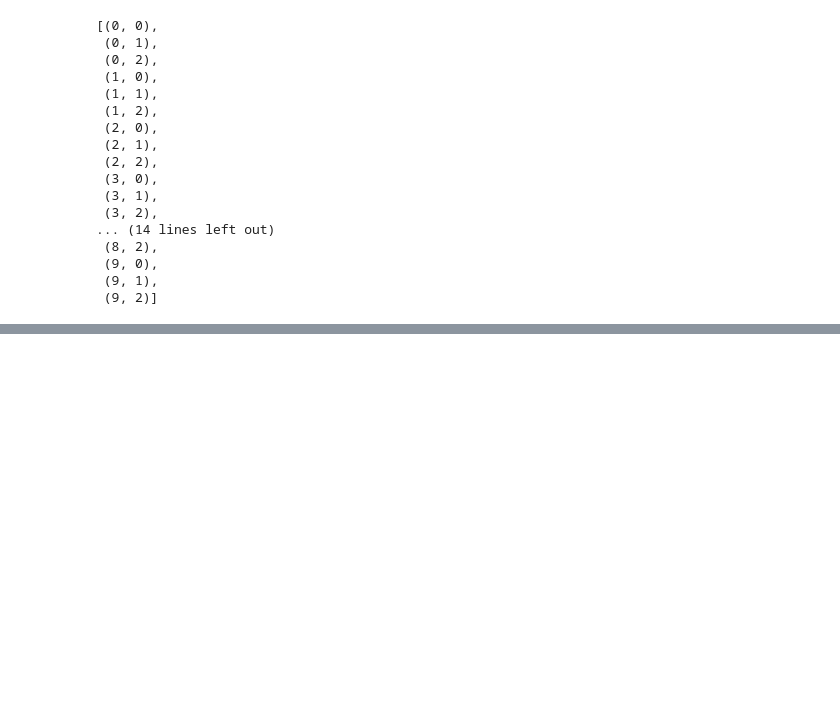
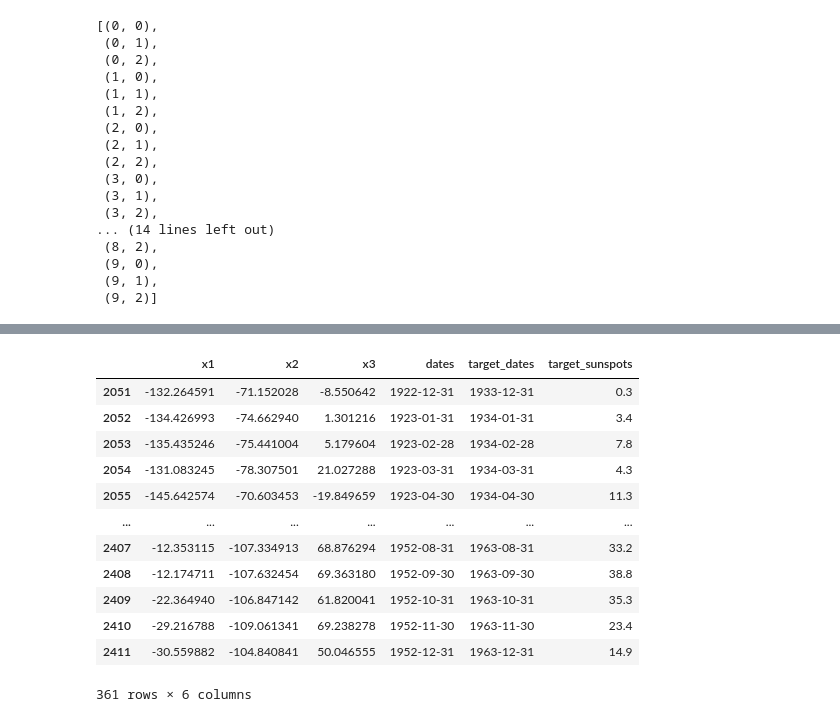
Before and after one commit to ambroselin0/python_learn, a Jupyter notebook: project/random_forest.ipynb, the cells around one changed output, grey strips where cells are left out. Drawn from its saved outputs; the diff is of its cells as text; code cells hidden in the pictures; blank space fills up the shorter version.

```diff
--- a/project/random_forest.ipynb
+++ b/project/random_forest.ipynb
@@ -113,0 +122,26 @@ final_metric[final_metric['rank'] == 1.0]
+# %%
+def split_data(data):
+    train_end_date = pd.to_datetime('1963-12-31')
+    vali_end_date = pd.to_datetime('1973-12-31')
+    test_end_date = pd.to_datetime('1983-12-31')
+    train_start_date = train_end_date + pd.DateOffset(years=-30) + pd.offsets.MonthEnd(0)
+    train_data = data[(data.target_dates >= train_start_date) & (data.target_dates <= train_end_date)]
+    vali_data = data[(data.target_dates > train_end_date) & (data.target_dates <= vali_end_date)]
+    test_data = data[(data.target_dates > vali_end_date) & (data.target_dates <= test_end_date)]
+    return train_data, vali_data, test_data
+train_data, vali_data, test_data = split_data(data)
+train_data
+# %% [output]
+|  | x1 | x2 | x3 | dates | target_dates | target_sunspots |
+| 2051 | -132.264591 | -71.152028 | -8.550642 | 1922-12-31 | 1933-12-31 | 0.3 |
+| 2052 | -134.426993 | -74.662940 | 1.301216 | 1923-01-31 | 1934-01-31 | 3.4 |
+| 2053 | -135.435246 | -75.441004 | 5.179604 | 1923-02-28 | 1934-02-28 | 7.8 |
+| 2054 | -131.083245 | -78.307501 | 21.027288 | 1923-03-31 | 1934-03-31 | 4.3 |
+| 2055 | -145.642574 | -70.603453 | -19.849659 | 1923-04-30 | 1934-04-30 | 11.3 |
+| ... | ... | ... | ... | ... | ... | ... |
+| 2407 | -12.353115 | -107.334913 | 68.876294 | 1952-08-31 | 1963-08-31 | 33.2 |
+| 2408 | -12.174711 | -107.632454 | 69.363180 | 1952-09-30 | 1963-09-30 | 38.8 |
+| 2409 | -22.364940 | -106.847142 | 61.820041 | 1952-10-31 | 1963-10-31 | 35.3 |
+| 2410 | -29.216788 | -109.061341 | 69.238278 | 1952-11-30 | 1963-11-30 | 23.4 |
+| 2411 | -30.559882 | -104.840841 | 50.046555 | 1952-12-31 | 1963-12-31 | 14.9 |
+361 rows × 6 columns
```
Also changed, not shown: parts of 7 cells of this notebook, 1 other file.
